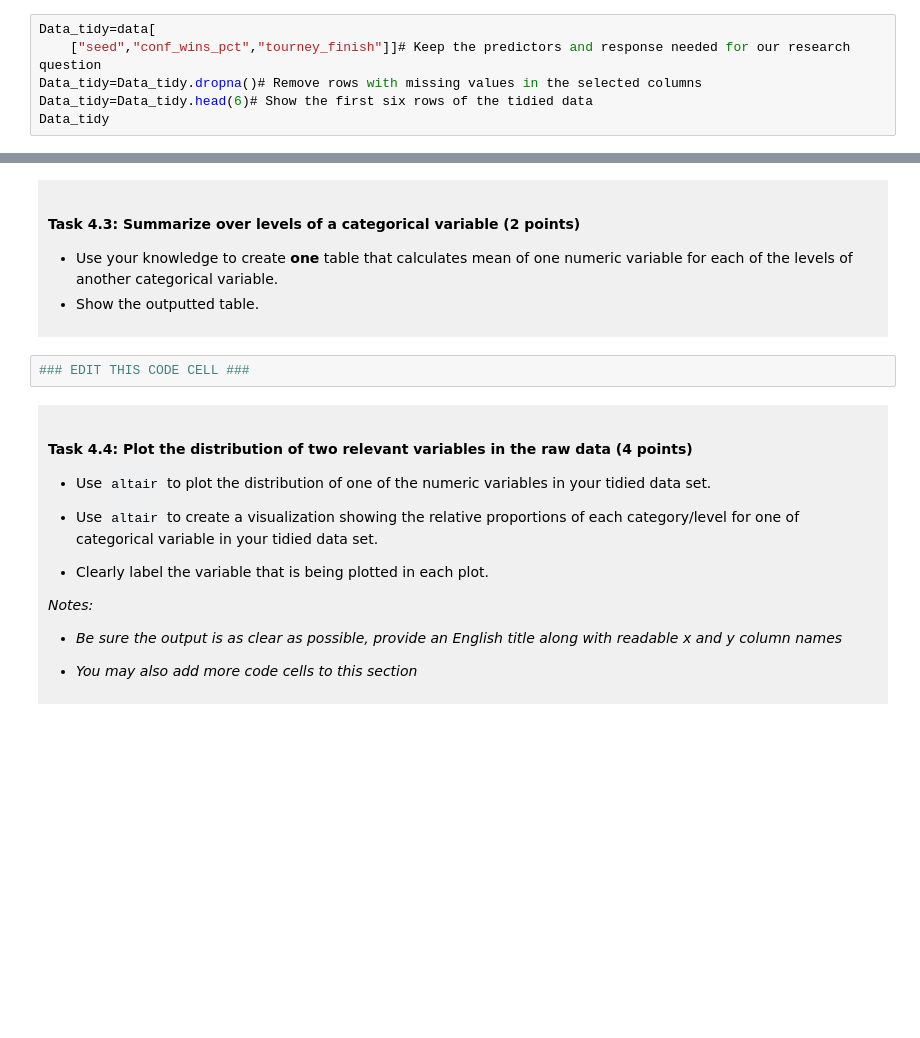
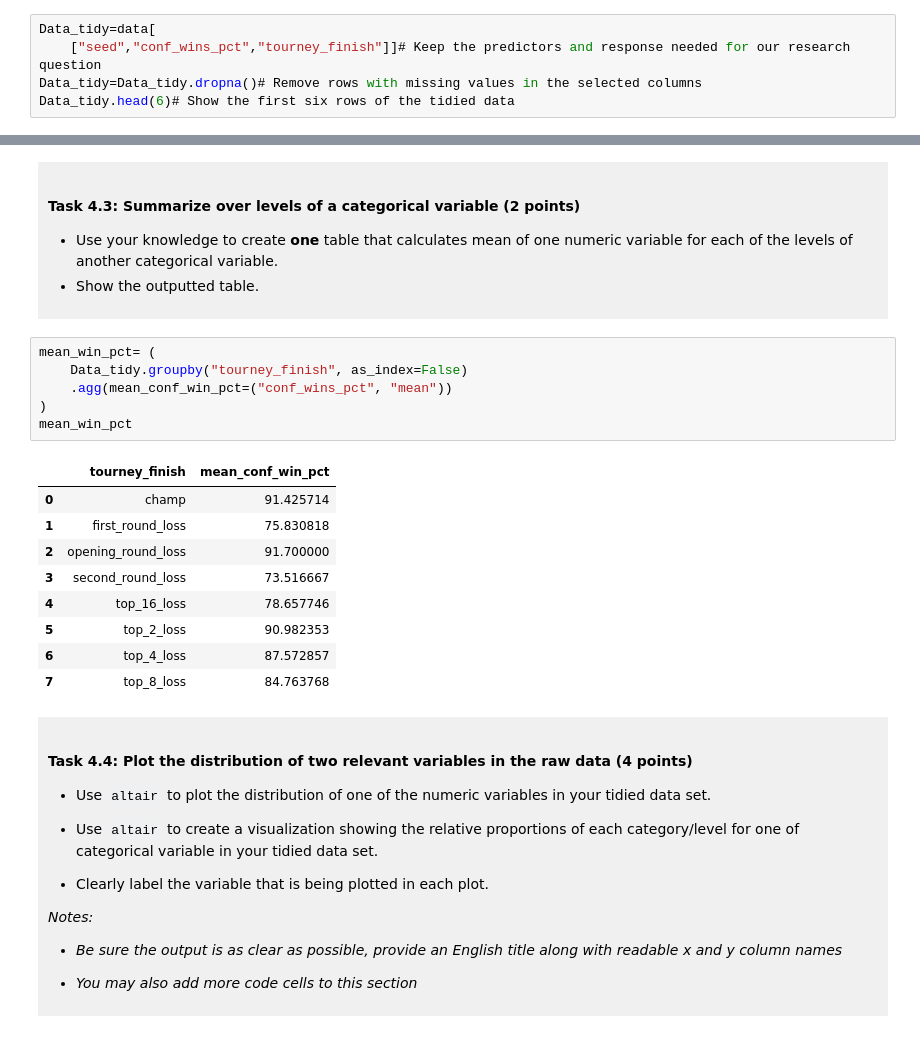
Before and after one commit to Lucasj-8/dsci-100-project-jianian, a Jupyter notebook: dsci-100-project-notebook.ipynb, the cells around one changed output, grey strips where cells are left out. Cells and saved outputs as stored; diff of their text form; blank space fills up the shorter version.

```diff
--- a/dsci-100-project-notebook.ipynb
+++ b/dsci-100-project-notebook.ipynb
@@ -201,8 +201,7 @@ Produce a tidy data set that could be used to answer your research question usin
 Data_tidy=data[
     ["seed","conf_wins_pct","tourney_finish"]]# Keep the predictors and response needed for our research question
 Data_tidy=Data_tidy.dropna()# Remove rows with missing values in the selected columns
-Data_tidy=Data_tidy.head(6)# Show the first six rows of the tidied data
-Data_tidy
+Data_tidy.head(6)# Show the first six rows of the tidied data
 # %% [output]
 |  | seed | conf_wins_pct | tourney_finish |
 | 3 | 5 | 66.7 | first_round_loss |
@@ -259,7 +283,21 @@ You will refine your research question (if needed) and produce a tidy data set.
 - Show the outputted table.
 </div>
 # %%
-### EDIT THIS CODE CELL ###
+mean_win_pct= (
+    Data_tidy.groupby("tourney_finish", as_index=False)
+    .agg(mean_conf_win_pct=("conf_wins_pct", "mean"))
+)
+mean_win_pct
+# %% [output]
+|  | tourney_finish | mean_conf_win_pct |
+| 0 | champ | 91.425714 |
+| 1 | first_round_loss | 75.830818 |
+| 2 | opening_round_loss | 91.700000 |
+| 3 | second_round_loss | 73.516667 |
+| 4 | top_16_loss | 78.657746 |
+| 5 | top_2_loss | 90.982353 |
+| 6 | top_4_loss | 87.572857 |
+| 7 | top_8_loss | 84.763768 |
 # %% [markdown]
 <div style="background-color: #f0f0f0; padding: 10px;">
 
```
Also changed, not shown: parts of 9 cells of this notebook.
